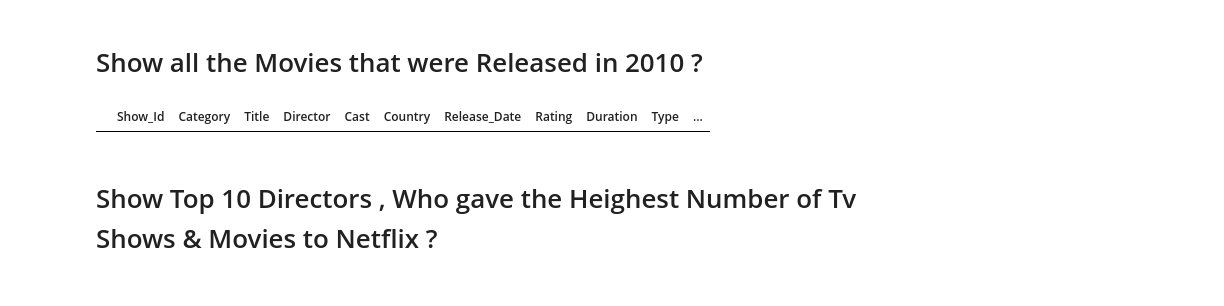
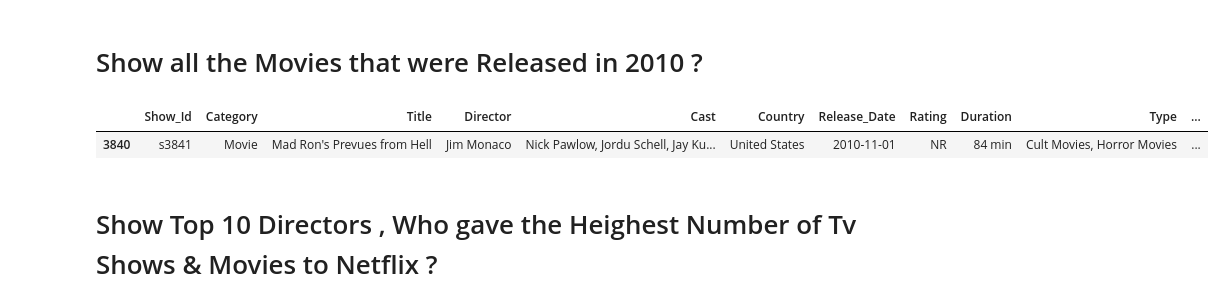
Before and after one commit to JamesonBuie/Pandas_InClass_JFB, a Jupyter notebook: Updated Netflix Data Analysis Using Python-Class NB.ipynb, the cells around one changed output. Drawn from its saved outputs; the diff is of its cells as text; code cells hidden in the pictures.

```diff
--- a/Updated Netflix Data Analysis Using Python-Class NB.ipynb
+++ b/Updated Netflix Data Analysis Using Python-Class NB.ipynb
@@ -296,9 +296,10 @@ df['Category'].value_counts().plot(kind='bar')
 # %% [markdown]
 # Show all the Movies that were Released in 2010 ?
 # %%
-df.query('Year=="2010"')
+df.query('Year==2010')
 # %% [output]
 |  | Show_Id | Category | Title | Director | Cast | Country | Release_Date | Rating | Duration | Type | ... |
+| 3840 | s3841 | Movie | Mad Ron's Prevues from Hell | Jim Monaco | Nick Pawlow, Jordu Schell, Jay Ku... | United States | 2010-11-01 | NR | 84 min | Cult Movies, Horror Movies | ... |
 # %%
 # There are not any movies that were released in 2010 in our dataset because we had to drop it in order to get datetime to work
 # %% [markdown]
```
